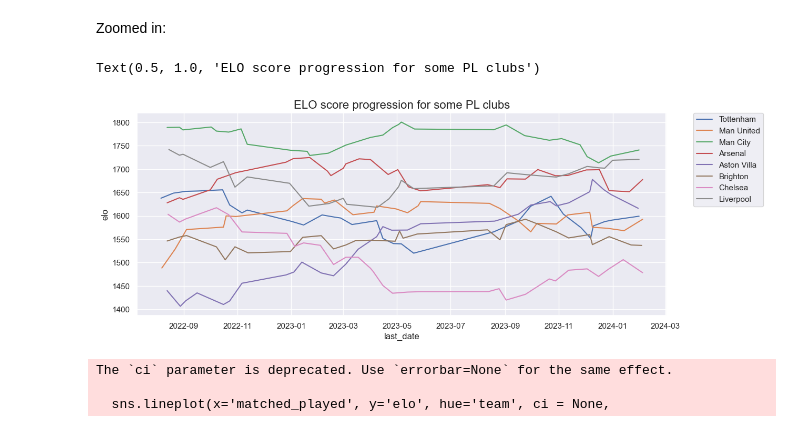
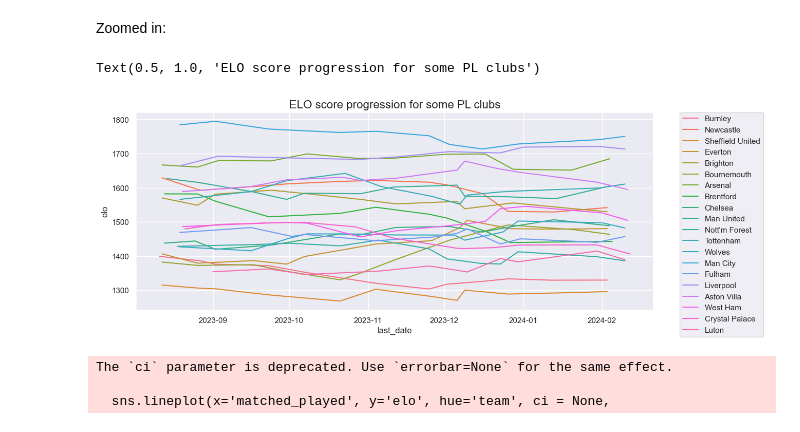
Before and after one commit to hippoguynil/elo, a Jupyter notebook: elo.ipynb, the cells around one changed output. Cells and saved outputs as stored; diff of their text form; code cells hidden in the pictures.

```diff
--- a/elo.ipynb
+++ b/elo.ipynb
@@ -447,12 +447,12 @@ Zoomed in:
 # %%
 plt.figure(figsize = (13,5))
 sns.lineplot(x='last_date', y='elo', hue='team', errorbar=None,
-    data=league_table_elo_all[(league_table_elo_all['team'].isin(['Aston Villa','Tottenham',"Man United",'Arsenal',"Liverpool","Man City","Chelsea","Brighton"])) & (league_table_elo_all['last_date'] > '2022-08-01')])
+    data=league_table_elo_all[(league_table_elo_all['last_date'] > '2023-06-01')])
 plt.legend(bbox_to_anchor=(1.05, 1), loc=2, borderaxespad=0.)
 plt.title('ELO score progression for some PL clubs', size = 16)
 # %% [output]
 Text(0.5, 1.0, 'ELO score progression for some PL clubs')
-[figure, old version]
+[figure, new version]
 # %%
 plt.figure(figsize = (15,8))
 sns.lineplot(x='matched_played', y='elo', hue='team', ci = None,
```
Also changed, not shown: parts of 2 cells of this notebook, 1 other file.
